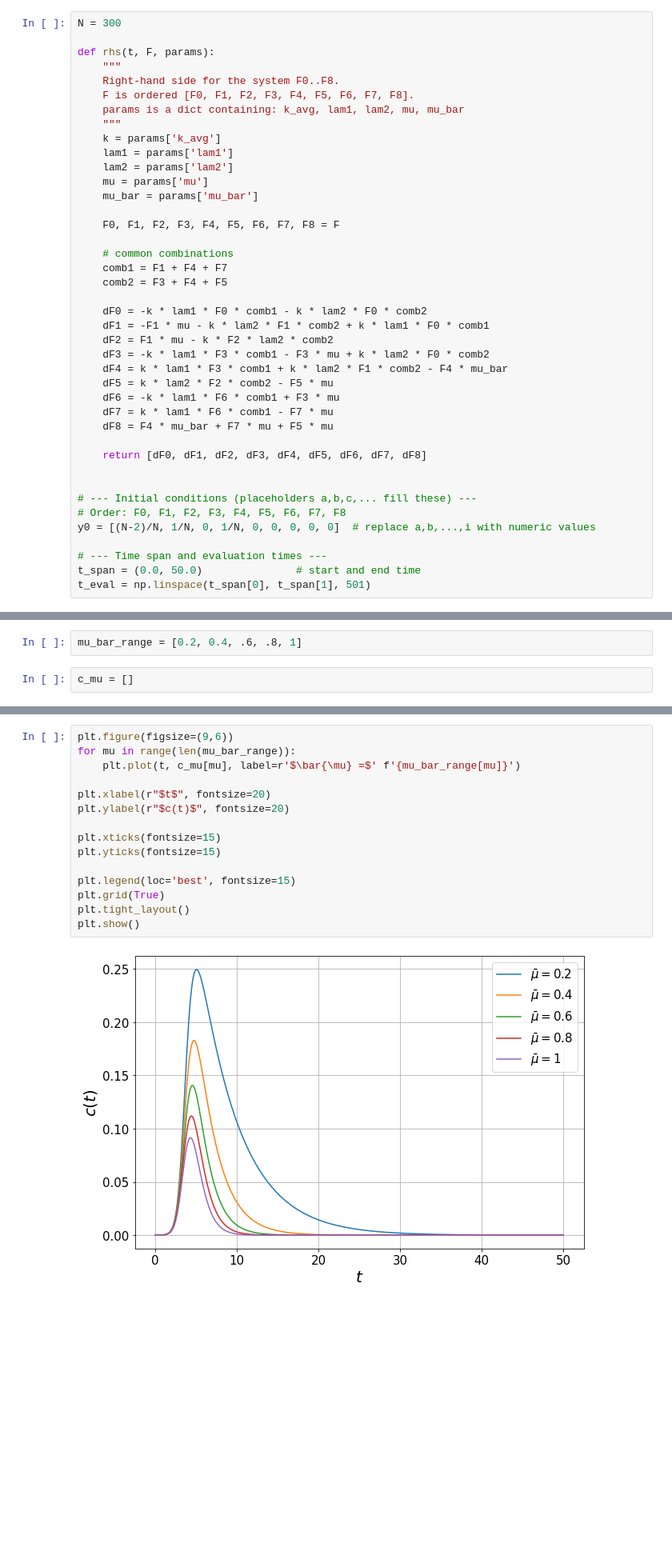
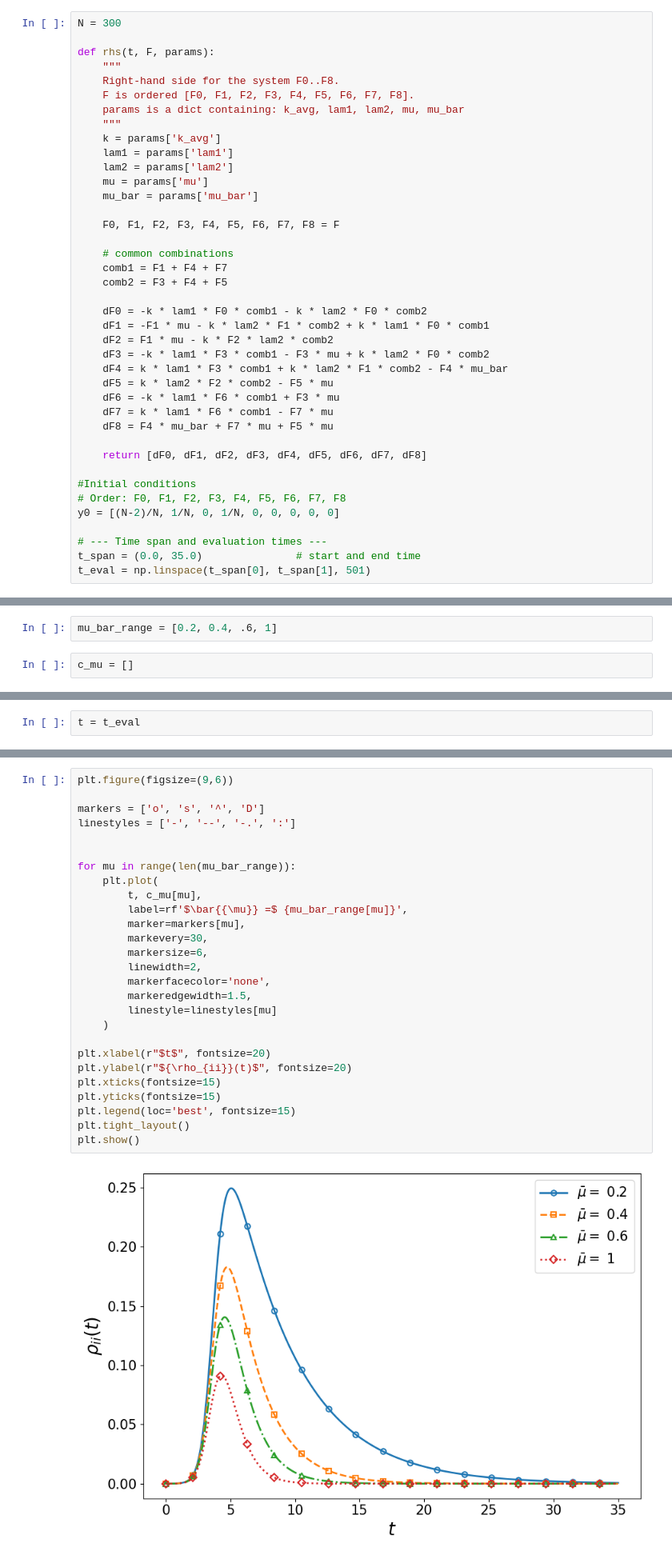
Before and after one commit to palafox794/symbioticSIR, a Jupyter notebook: coinfection_burden.ipynb, the cells around one changed output, grey strips where cells are left out. Shown at 80% size. Saved outputs shown, nothing was run; the diff lists cells and outputs as text; blank space fills up the shorter version.

```diff
--- a/coinfection_burden.ipynb
+++ b/coinfection_burden.ipynb
@@ -35,17 +35,16 @@ def rhs(t, F, params):
 
     return [dF0, dF1, dF2, dF3, dF4, dF5, dF6, dF7, dF8]
 
-
-# --- Initial conditions (placeholders a,b,c,... fill these) ---
+#Initial conditions
 # Order: F0, F1, F2, F3, F4, F5, F6, F7, F8
-y0 = [(N-2)/N, 1/N, 0, 1/N, 0, 0, 0, 0, 0]  # replace a,b,...,i with numeric values
+y0 = [(N-2)/N, 1/N, 0, 1/N, 0, 0, 0, 0, 0]
 
 # --- Time span and evaluation times ---
-t_span = (0.0, 50.0)               # start and end time
+t_span = (0.0, 35.0)               # start and end time
 t_eval = np.linspace(t_span[0], t_span[1], 501)
 # %%
 L = 0.25
 # %%
-mu_bar_range = [0.2, 0.4, .6, .8, 1]
+mu_bar_range = [0.2, 0.4, .6, 1]
 # %%
 c_mu = []
@@ -54,3 +51,5 @@ t = np.linspace(0,50, 501)
+# %%
+t = t_eval
 # %%
 for m in mu_bar_range:
     params = {
@@ -73,21 +72,33 @@ for m in mu_bar_range:
     c_mu.append(c)
 # %%
 plt.figure(figsize=(9,6))
+
+markers = ['o', 's', '^', 'D']
+linestyles = ['-', '--', '-.', ':']
+
+
 for mu in range(len(mu_bar_range)):
-    plt.plot(t, c_mu[mu], label=r'$\bar{\mu} =$' f'{mu_bar_range[mu]}')
+    plt.plot(
+        t, c_mu[mu],
+        label=rf'$\bar{{\mu}} =$ {mu_bar_range[mu]}',
+        marker=markers[mu],
+        markevery=30,
+        markersize=6,
+        linewidth=2,
+        markerfacecolor='none',
+        markeredgewidth=1.5,
+        linestyle=linestyles[mu]
+    )
 
 plt.xlabel(r"$t$", fontsize=20)
-plt.ylabel(r"$c(t)$", fontsize=20)
-
+plt.ylabel(r"${\rho_{ii}}(t)$", fontsize=20)
 plt.xticks(fontsize=15)
 plt.yticks(fontsize=15)
-
 plt.legend(loc='best', fontsize=15)
-plt.grid(True)
 plt.tight_layout()
 plt.show()
 # %% [output]
-[figure, old version]
+[figure, new version]
 # %% [markdown]
 ## Burden
 # %%
```
Also changed, not shown: parts of 2 cells of this notebook, 6 other files.
